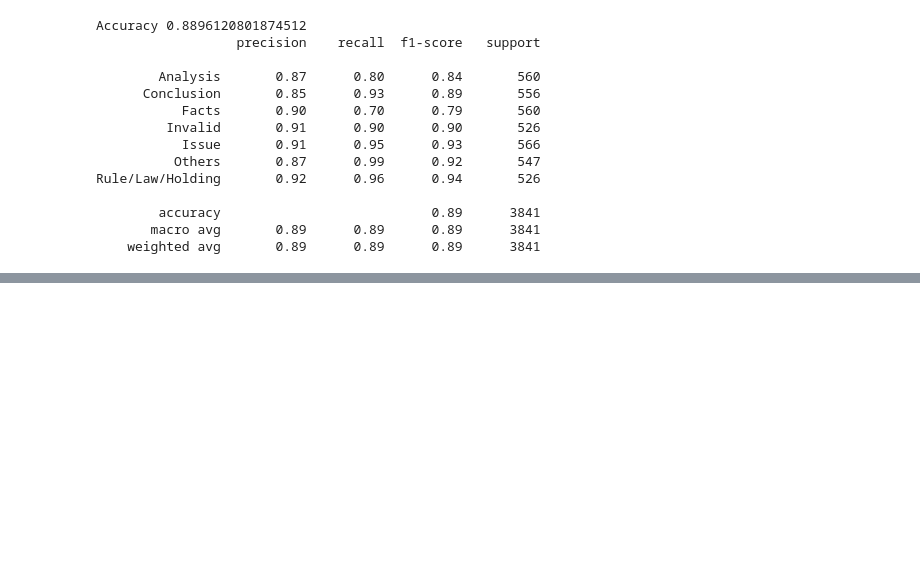
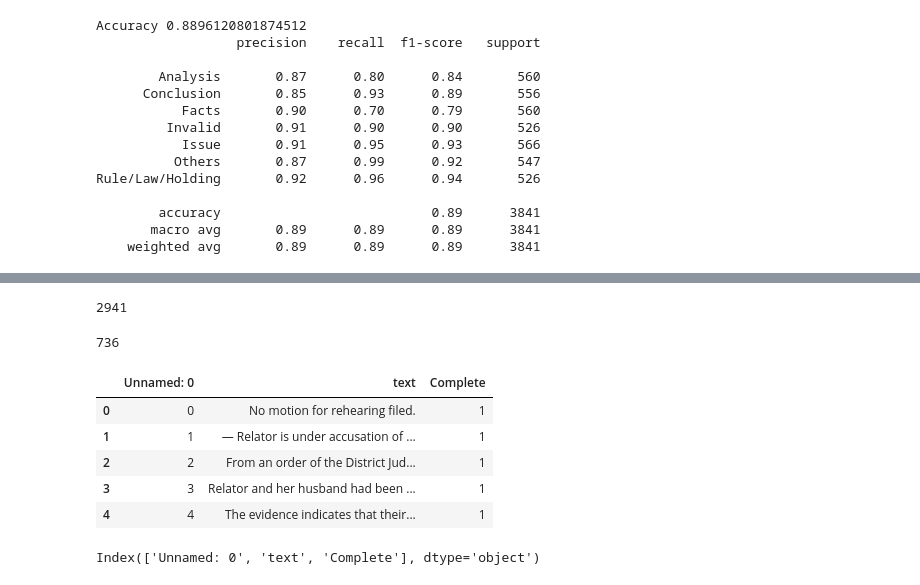
Before and after one commit to sundarp17/sundar_INFO5731_Fall2020, a Jupyter notebook: handling_imbalance_data.ipynb, the cells around one changed output, grey strips where cells are left out. Saved outputs shown, nothing was run; the diff lists cells and outputs as text; code cells hidden in the pictures; blank space fills up the shorter version.

```diff
--- a/handling_imbalance_data.ipynb
+++ b/handling_imbalance_data.ipynb
@@ -192,0 +350,20 @@ Rule/Law/Holding       0.92      0.96      0.94       526
+# %%
+print(len(train))
+len(val)
+# %% [output]
+2941
+736
+# %%
+test= pd.read_csv(r'/content/Unlabeled_data.csv')
+test.head()
+# %% [output]
+|  | Unnamed: 0 | text | Complete |
+| 0 | 0 | No motion for rehearing filed. | 1 |
+| 1 | 1 | — Relator is under accusation of ... | 1 |
+| 2 | 2 | From an order of the District Jud... | 1 |
+| 3 | 3 | Relator and her husband had been ... | 1 |
+| 4 | 4 | The evidence indicates that their... | 1 |
+# %%
+test.columns
+# %% [output]
+Index(['Unnamed: 0', 'text', 'Complete'], dtype='object')
```
Also changed, not shown: parts of 42 cells of this notebook.
